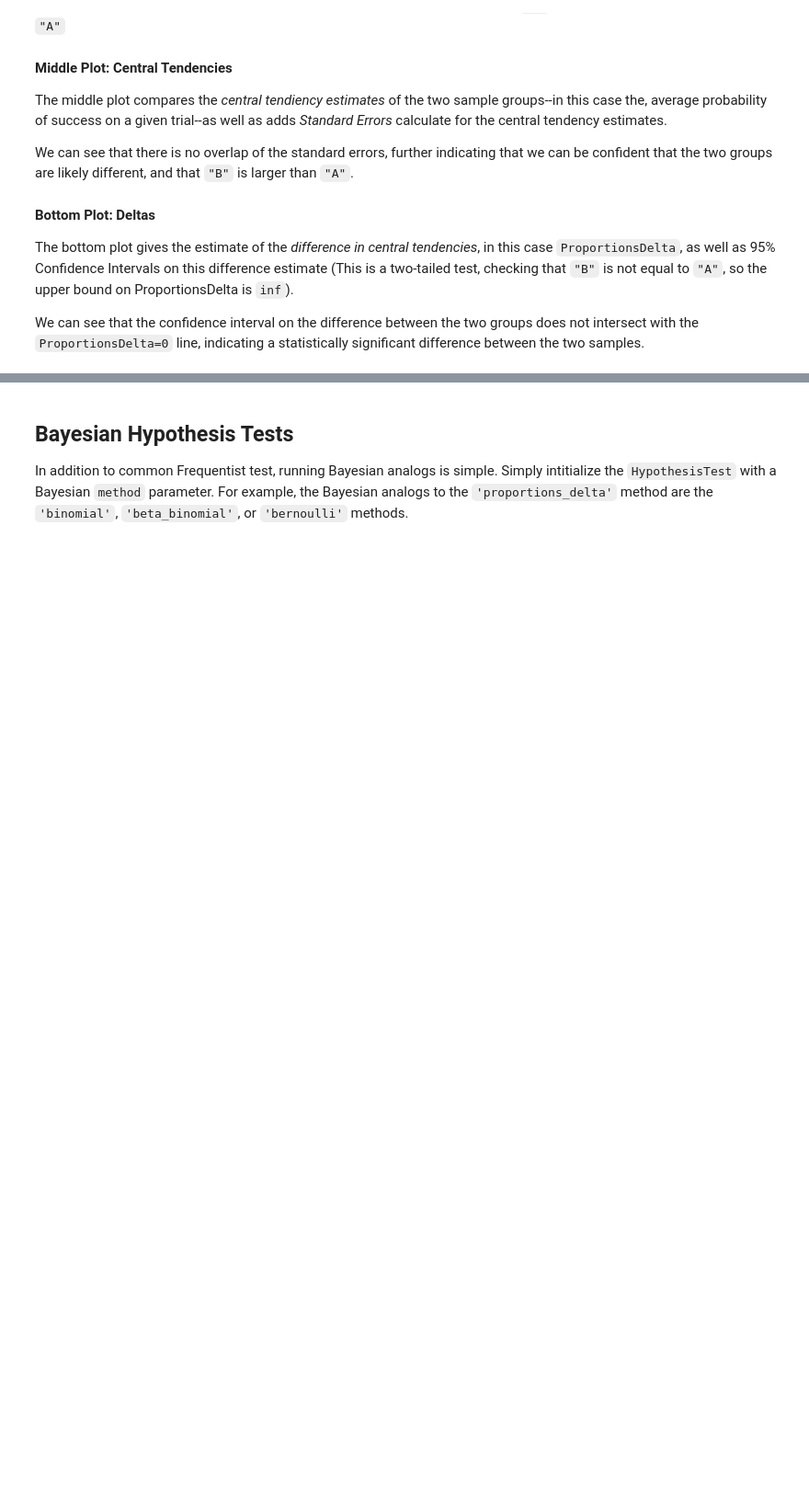
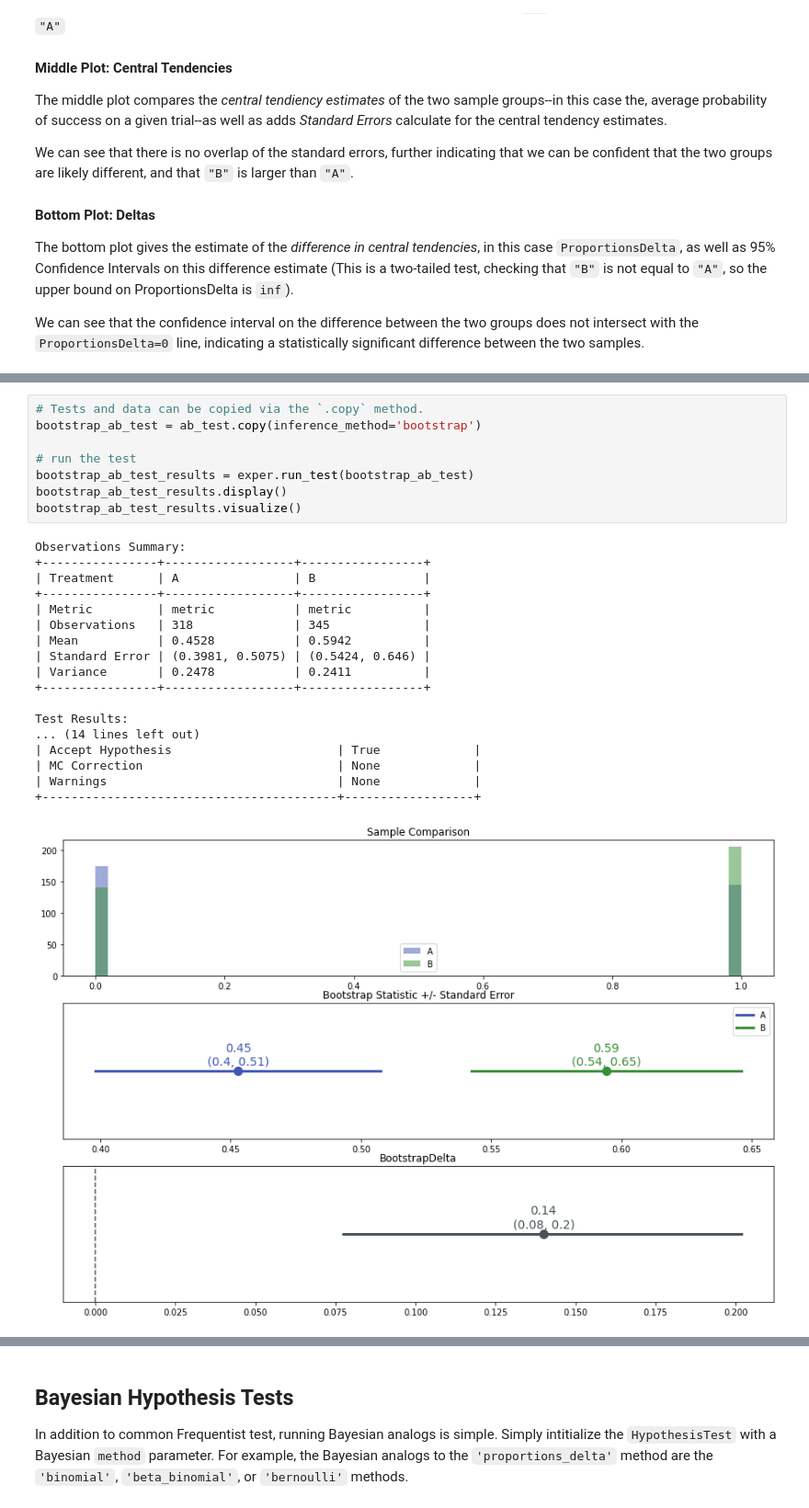
Before and after one commit to quizlet/abracadabra, a Jupyter notebook: docs/abracadabra_basics.ipynb, the cells around one changed output, grey strips where cells are left out. Shown: that part at 92% size. Cells and saved outputs as stored; diff of their text form; blank space fills up the shorter version.

Commit message:
Add bootstrap demo to abracadabra_basics.ipynb

```diff
--- a/docs/abracadabra_basics.ipynb
+++ b/docs/abracadabra_basics.ipynb
@@ -148,0 +153,27 @@ We can see that the confidence interval on the difference between the two groups
+# %%
+# Tests and data can be copied via the `.copy` method.
+bootstrap_ab_test = ab_test.copy(inference_method='bootstrap')
+
+# run the test
+bootstrap_ab_test_results = exper.run_test(bootstrap_ab_test)
+bootstrap_ab_test_results.display()
+bootstrap_ab_test_results.visualize()
+# %% [output]
+Observations Summary:
++----------------+------------------+-----------------+
+| Treatment      | A                | B               |
++----------------+------------------+-----------------+
+| Metric         | metric           | metric          |
+| Observations   | 318              | 345             |
+| Mean           | 0.4528           | 0.5942          |
+| Standard Error | (0.3981, 0.5075) | (0.5424, 0.646) |
+| Variance       | 0.2478           | 0.2411          |
++----------------+------------------+-----------------+
+
+Test Results:
+... (14 lines left out)
+| Accept Hypothesis                       | True             |
+| MC Correction                           | None             |
+| Warnings                                | None             |
++-----------------------------------------+------------------+
+[figure, added]
```
Also changed, not shown: parts of 5 cells of this notebook, 1 other file.
